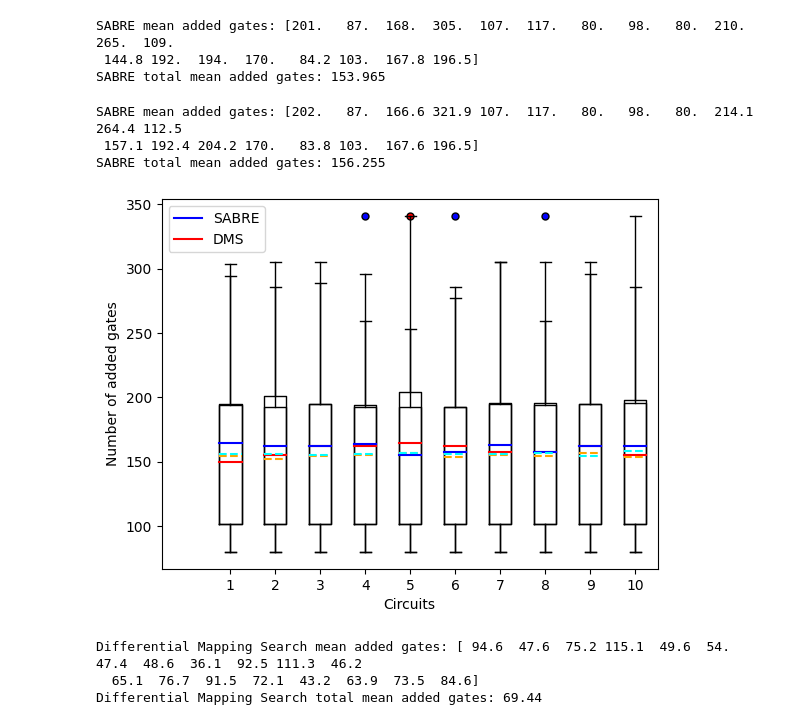
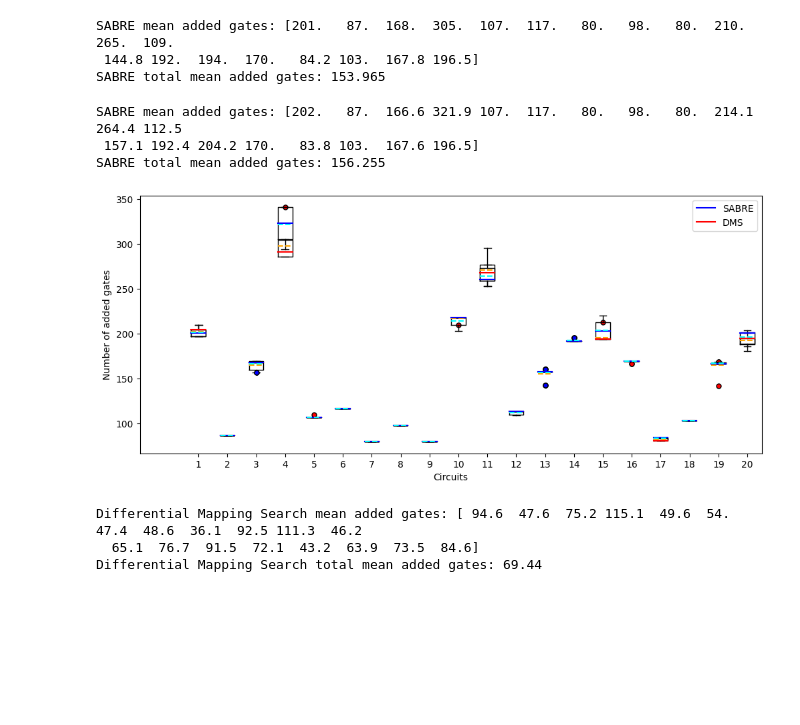
Before and after one commit to forturnme/mqsabre, a Jupyter notebook: examples/random_circuits_benchmark_linear.ipynb, the cells around one changed output. Saved outputs shown, nothing was run; the diff lists cells and outputs as text; code cells hidden in the pictures; blank space fills up the shorter version.

```diff
--- a/examples/random_circuits_benchmark_linear.ipynb
+++ b/examples/random_circuits_benchmark_linear.ipynb
@@ -113,29 +113,30 @@ stdout.flush()
 # %%
 print(f"{m_name} mean added gates: {n_added_gates_mean}")
 print(f"{m_name} total mean added gates: {np.mean(n_added_gates_mean)}")
 stdout.flush()
-plt.boxplot(n_added_gates,medianprops={'color': 'red', 'linewidth': '1.5'},
+plt.figure(figsize=(12,5))
+plt.boxplot(n_added_gates.T,medianprops={'color': 'red', 'linewidth': '1.5'},
             meanline=True,
             showmeans=True,
             meanprops={'color': 'orange', 'ls': '--', 'linewidth': '1.5'},
             flierprops={"marker": "o", "markerfacecolor": "red", "markersize": 5})
-plt.boxplot(n_added_gates_s,medianprops={'color': 'blue', 'linewidth': '1.5'},
+plt.boxplot(n_added_gates_s.T,medianprops={'color': 'blue', 'linewidth': '1.5'},
             meanline=True,
             showmeans=True,
             meanprops={'color': 'cyan', 'ls': '--', 'linewidth': '1.5'},
             flierprops={"marker": "o", "markerfacecolor": "blue", "markersize": 5})
 plt.plot([80], label='SABRE', color='blue')
 plt.plot([80], label='DMS', color='red')
-plt.xticks(list(range(1,11)))
+plt.xticks(list(range(1,21)))
 plt.legend()
 plt.xlabel('Circuits')
 plt.ylabel('Number of added gates')
 plt.show()
 # %% [output]
 SABRE mean added gates: [202.   87.  166.6 321.9 107.  117.   80.   98.   80.  214.1 264.4 112.5
  157.1 192.4 204.2 170.   83.8 103.  167.6 196.5]
 SABRE total mean added gates: 156.255
-[figure, old version]
+[figure, new version]
 # %%
 # then run Differential Mapping Search on all test circuits.
 m_name = 'Differential Mapping Search'
```
Also changed, not shown: 1 other file.
